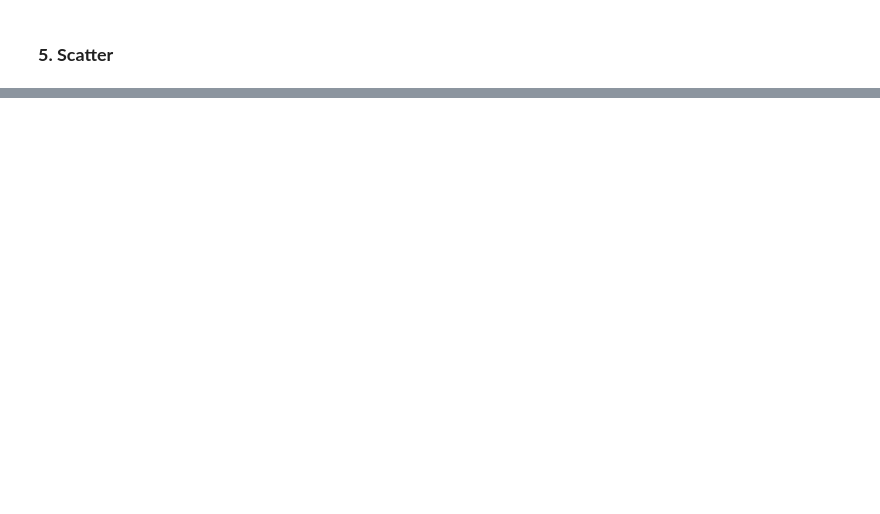
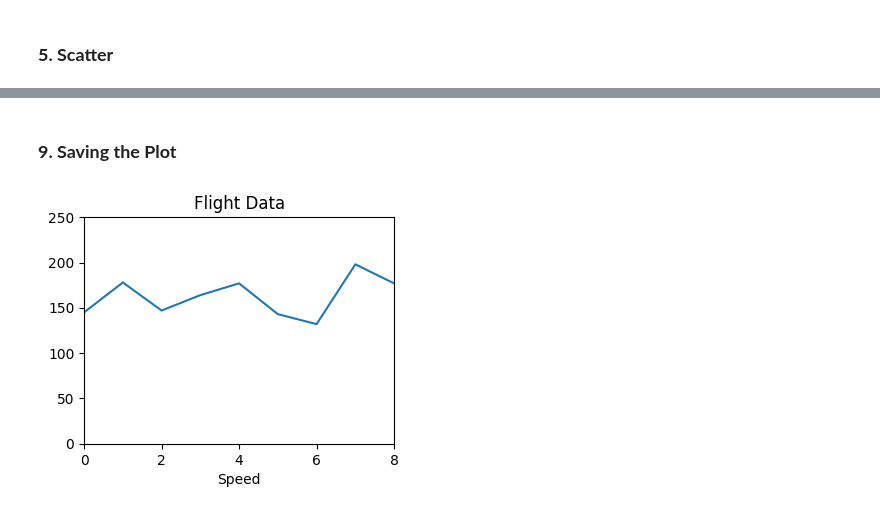
Before and after one commit to rifqirosyidi/data-science, a Jupyter notebook: 03. Introduction to Matplotlib/Main.ipynb, the cells around one changed output, grey strips where cells are left out. Cells and saved outputs as stored; diff of their text form; code cells hidden in the pictures; blank space fills up the shorter version.

```diff
--- a/03. Introduction to Matplotlib/Main.ipynb
+++ b/03. Introduction to Matplotlib/Main.ipynb
@@ -101,0 +170,12 @@ plt.show()
+# %% [markdown]
+### **9. Saving the Plot**
+# %%
+plt.figure(figsize=(4,3), dpi=100)
+plt.plot([145, 178, 147, 164, 177, 143, 132, 198, 177])
+plt.axis([0,8, 0, 250])
+plt.title("Flight Data")
+plt.xlabel("Speed")
+plt.savefig("flight.png")
+plt.show()
+# %% [output]
+[figure, added]
```
Also changed, not shown: parts of 14 cells of this notebook, 2 other files.
